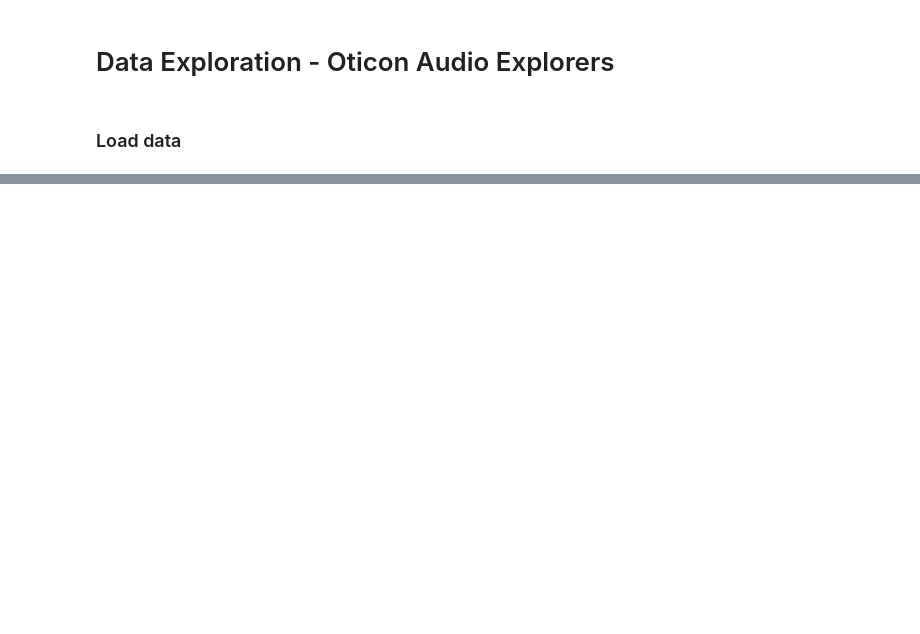
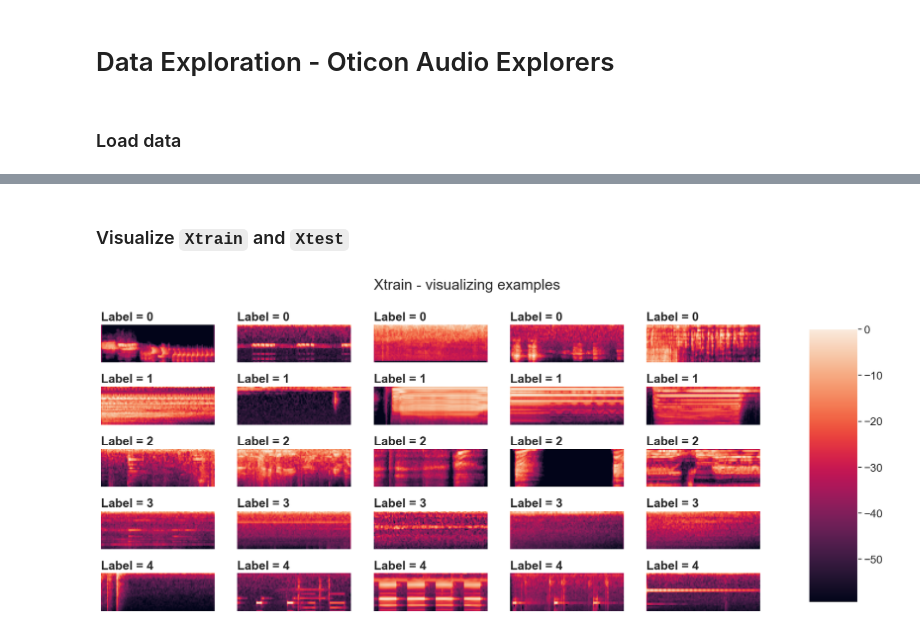
Before and after one commit to AronDJacobsen/OticonAudioExplorers-2023, a Jupyter notebook: src/data/exploration.ipynb, the cells around one changed output, grey strips where cells are left out. Drawn from its saved outputs; the diff is of its cells as text; code cells hidden in the pictures; blank space fills up the shorter version.

```diff
--- a/src/data/exploration.ipynb
+++ b/src/data/exploration.ipynb
@@ -64,0 +91,28 @@ array([0, 1, 2, 3, 4])
+# %% [markdown]
+### Visualize `Xtrain` and `Xtest`
+# %%
+nrows, ncols = 5, 5
+
+fig, axs = plt.subplots(nrows, ncols, sharex=True, sharey=True, figsize=(20, 8))
+for i in range(nrows):
+    for j in range(ncols):
+
+        # Select class
+        Xtrain_class = Xtrain[ttrain == i]
+        ttrain_class = ttrain[ttrain == i]
+        # Select data point
+        idx = np.random.choice(len(Xtrain_class))
+        # Show spectrogram
+        im = axs[i, j].imshow(Xtrain_class[idx])
+        axs[i, j].axis('off')
+        # Add label to title
+        axs[i, j].set_title(f"Label = {ttrain_class[idx]}", loc='left', weight='bold')
+
+# Add colorbar for dB scale
+fig.subplots_adjust(right=0.8)
+cbar_ax = fig.add_axes([0.85, 0.15, 0.05, 0.7])
+fig.colorbar(im, cax=cbar_ax)
+fig.suptitle('Xtrain - visualizing examples')
+plt.show()
+# %% [output]
+[figure, added]
```
Also changed, not shown: parts of 14 cells of this notebook.
